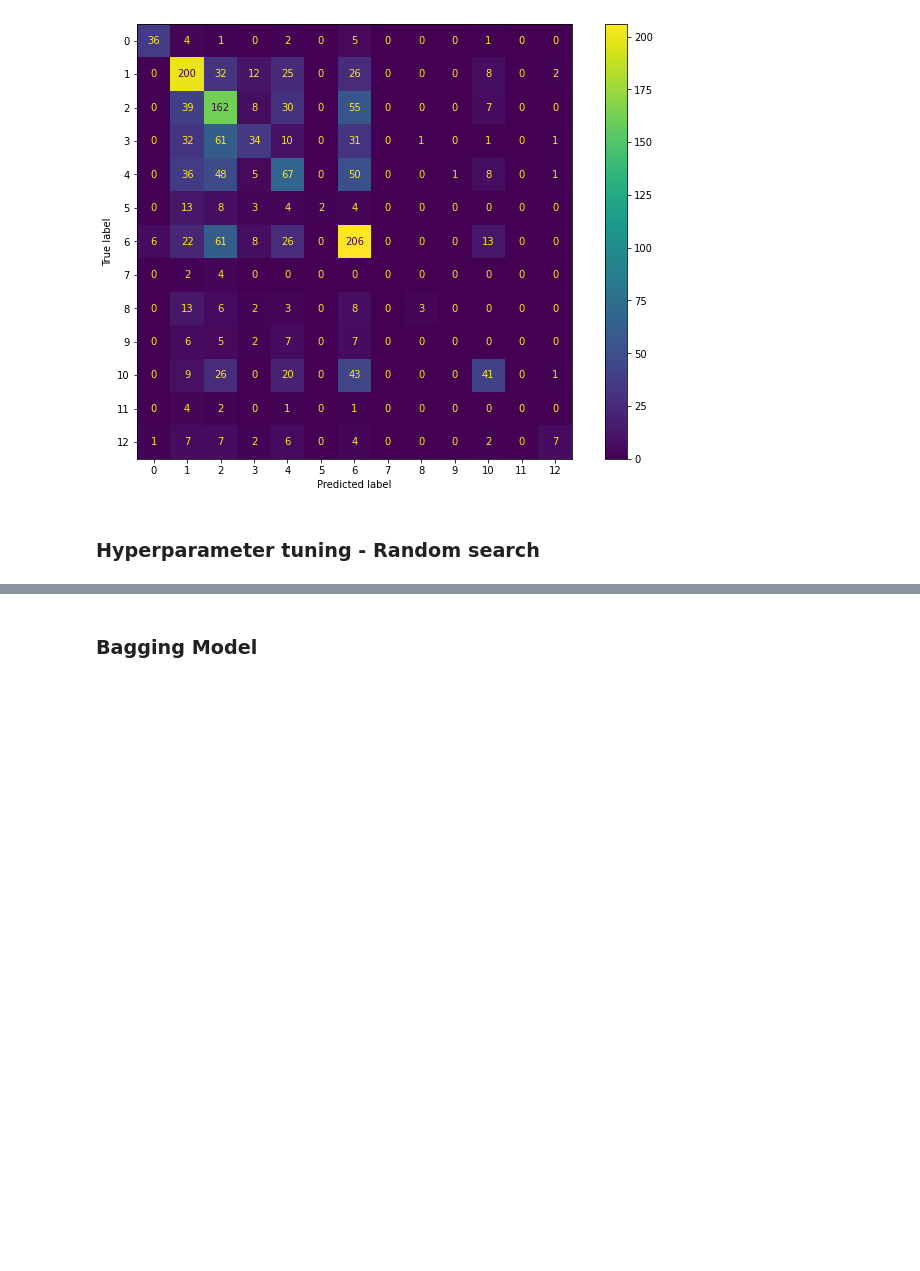
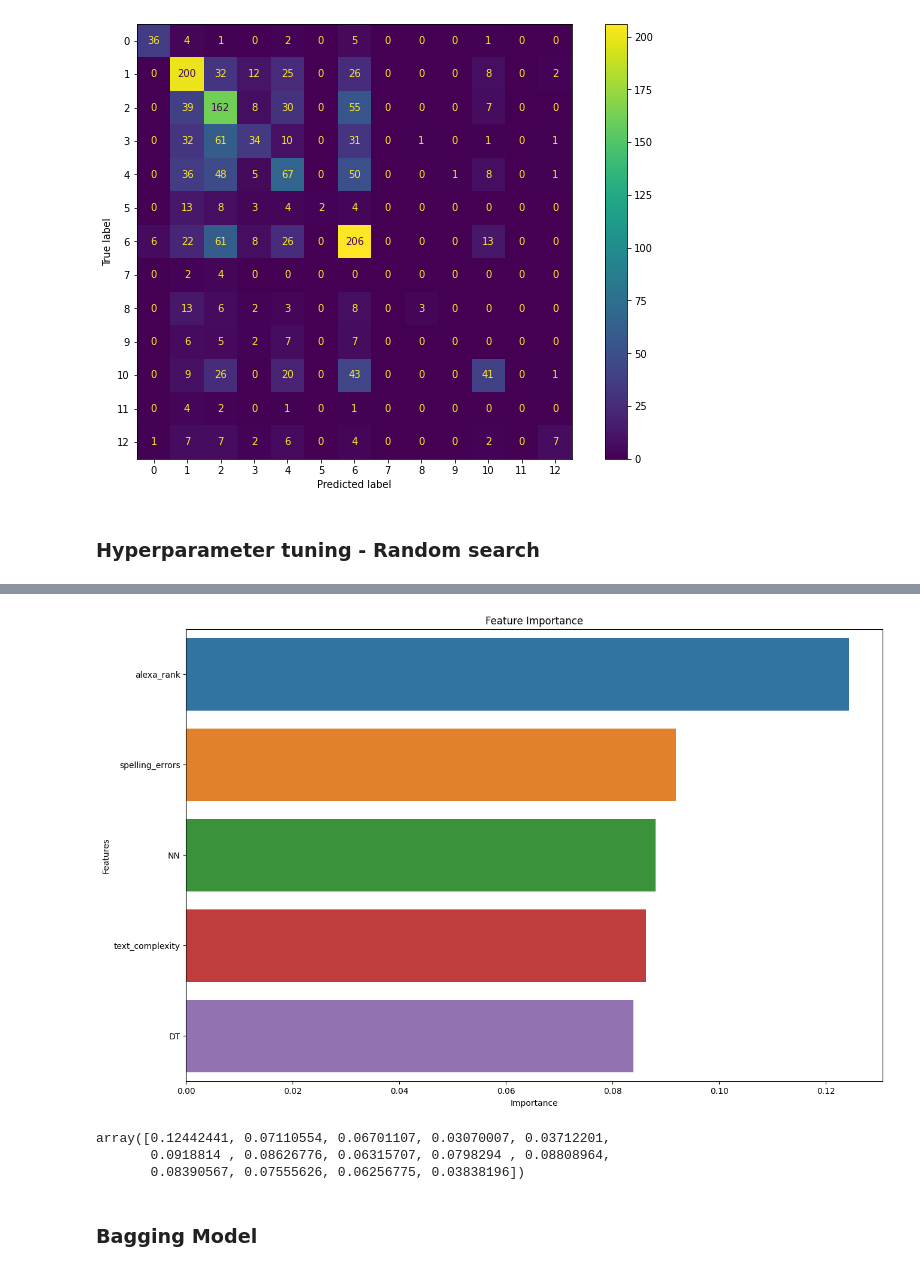
Before and after one commit to prakash-rankawat/IIIT-Capstone, a Jupyter notebook: capstone/notebooks/webpage_URL_classification-withscrapedfeatures.ipynb, the cells around one changed output, grey strips where cells are left out. Saved outputs shown, nothing was run; the diff lists cells and outputs as text; code cells hidden in the pictures; blank space fills up the shorter version.

Commit message:
Integrated db and models with new frontend

```diff
--- a/capstone/notebooks/webpage_URL_classification-withscrapedfeatures.ipynb
+++ b/capstone/notebooks/webpage_URL_classification-withscrapedfeatures.ipynb
@@ -500,3 +500,19 @@ plt.show();
+# %%
+FI_df=pd.DataFrame({'Features': X_data.columns, 'Importance': rf_random.best_estimator_.feature_importances_})
+FI_df=FI_df.sort_values(by='Importance', ascending=False).head(100)
+
+#plot feature importance
+plt.figure(figsize=(15,10),dpi=100)
+sns.barplot(x=FI_df[:5].Importance,y=FI_df[:5].Features,orient = 'h').set_title('Feature Importance')
+plt.savefig("../models/top5featuresClass.png")
+# %% [output]
+[figure, added]
+# %%
+rf_random.best_estimator_.feature_importances_
+# %% [output]
+array([0.12442441, 0.07110554, 0.06701107, 0.03070007, 0.03712201,
+       0.0918814 , 0.08626776, 0.06315707, 0.0798294 , 0.08808964,
+       0.08390567, 0.07555626, 0.06256775, 0.03838196])
 # %% [markdown]
 ### Bagging Model
 # %%
```
Also changed, not shown: parts of 3 cells of this notebook, 23 other files.
